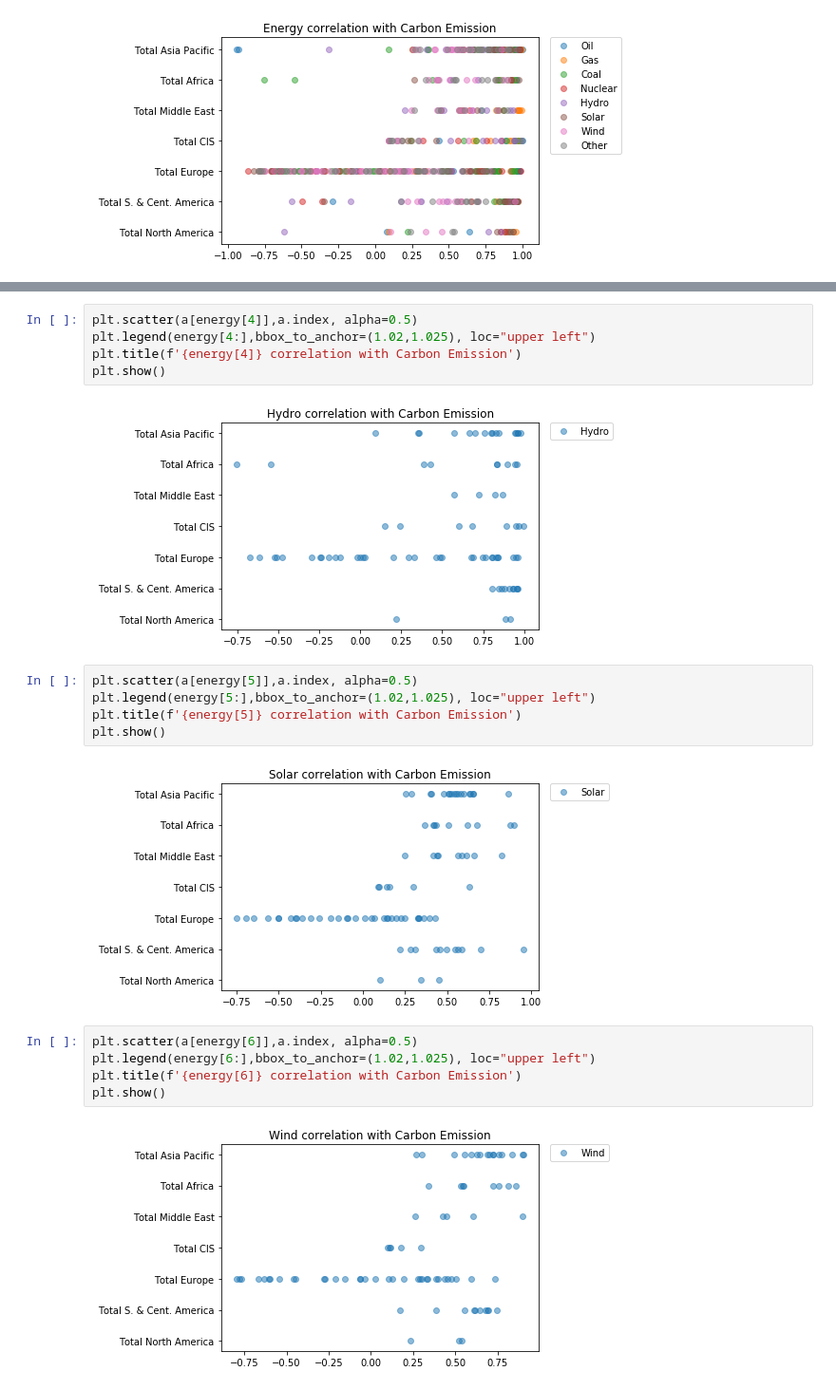
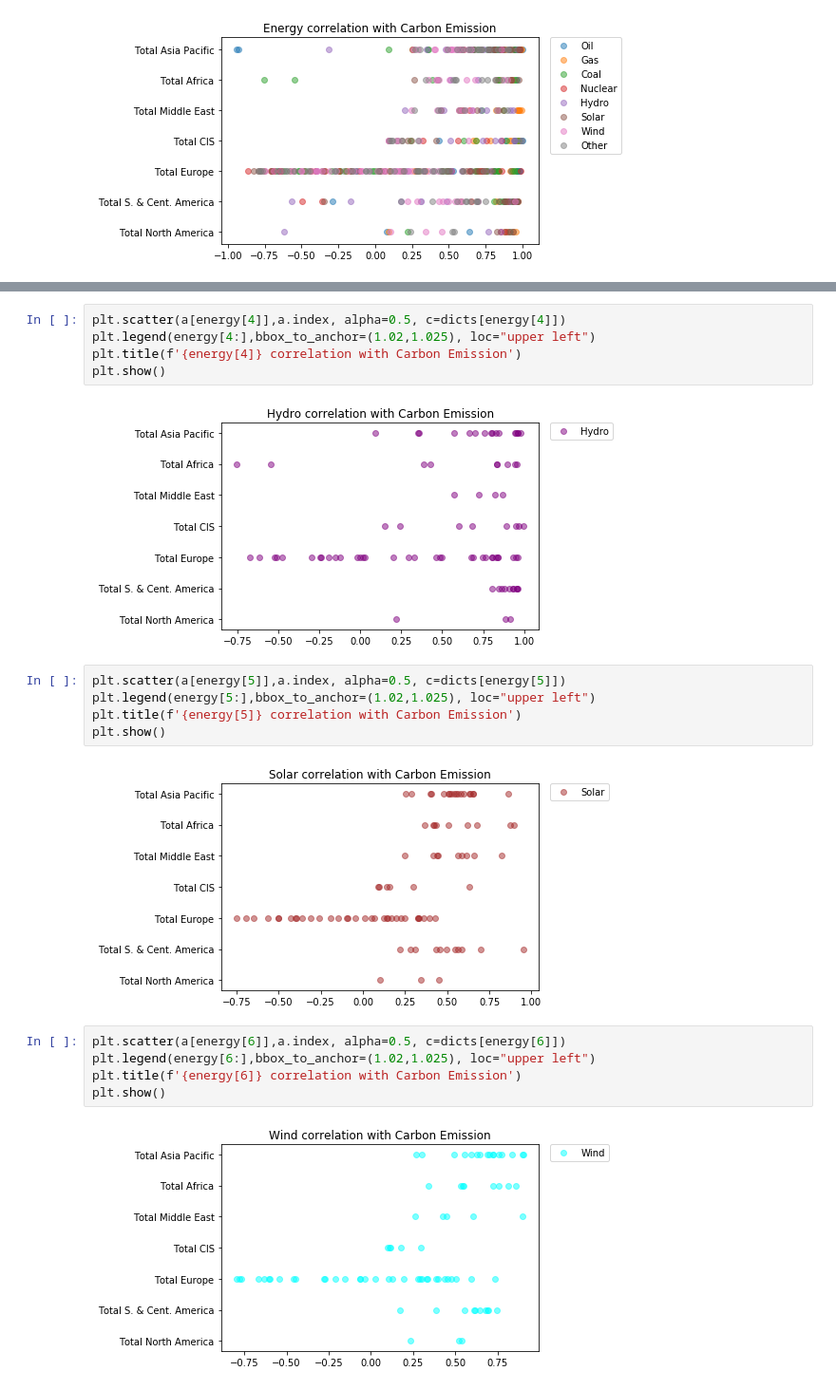
Before and after one commit to Tayzerdo/Renewable-energy, a Jupyter notebook: Comparison.ipynb, the cells around one changed output, grey strips where cells are left out. Shown: that part at 95% size. Drawn from its saved outputs; the diff is of its cells as text.

```diff
--- a/Comparison.ipynb
+++ b/Comparison.ipynb
@@ -440,22 +440,22 @@ plt.show()
 # %%
-plt.scatter(a[energy[4]],a.index, alpha=0.5)
+plt.scatter(a[energy[4]],a.index, alpha=0.5, c=dicts[energy[4]])
 plt.legend(energy[4:],bbox_to_anchor=(1.02,1.025), loc="upper left")
 plt.title(f'{energy[4]} correlation with Carbon Emission')
 plt.show()
 # %% [output]
-[figure, old version]
+[figure, new version]
 # %%
-plt.scatter(a[energy[5]],a.index, alpha=0.5)
+plt.scatter(a[energy[5]],a.index, alpha=0.5, c=dicts[energy[5]])
 plt.legend(energy[5:],bbox_to_anchor=(1.02,1.025), loc="upper left")
 plt.title(f'{energy[5]} correlation with Carbon Emission')
 plt.show()
 # %% [output]
-[figure, old version]
+[figure, new version]
 # %%
-plt.scatter(a[energy[6]],a.index, alpha=0.5)
+plt.scatter(a[energy[6]],a.index, alpha=0.5, c=dicts[energy[6]])
 plt.legend(energy[6:],bbox_to_anchor=(1.02,1.025), loc="upper left")
 plt.title(f'{energy[6]} correlation with Carbon Emission')
 plt.show()
 # %% [output]
-[figure, old version]
+[figure, new version]
 # %%
```
Also changed, not shown: parts of 5 cells of this notebook.
